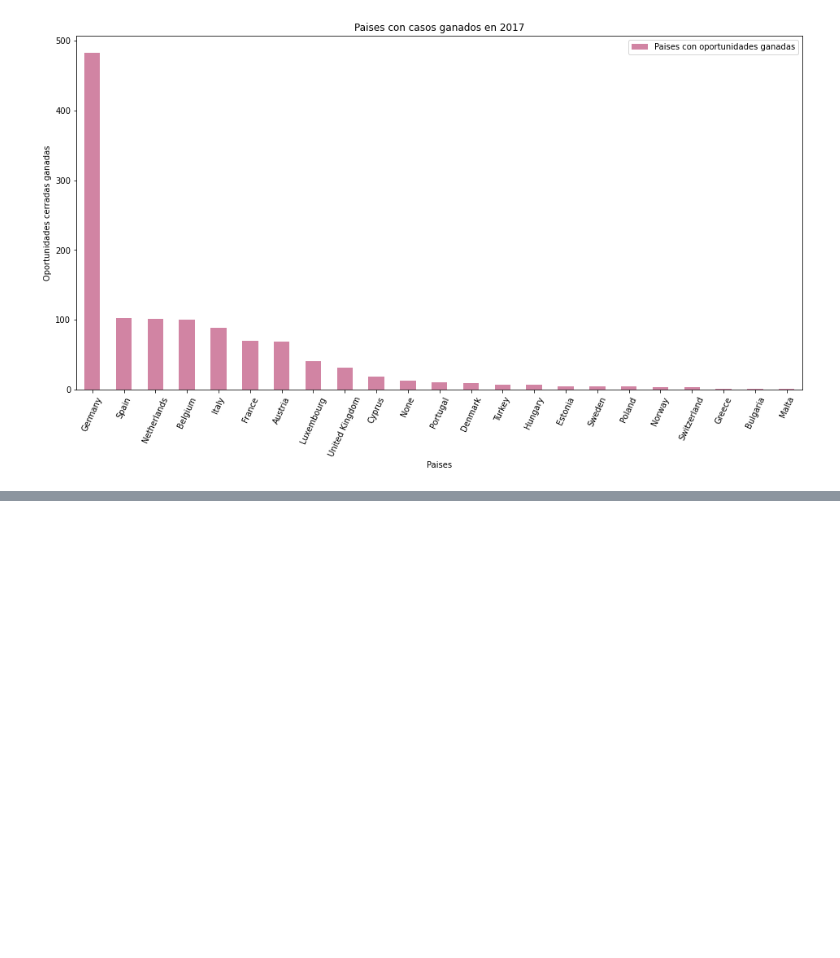
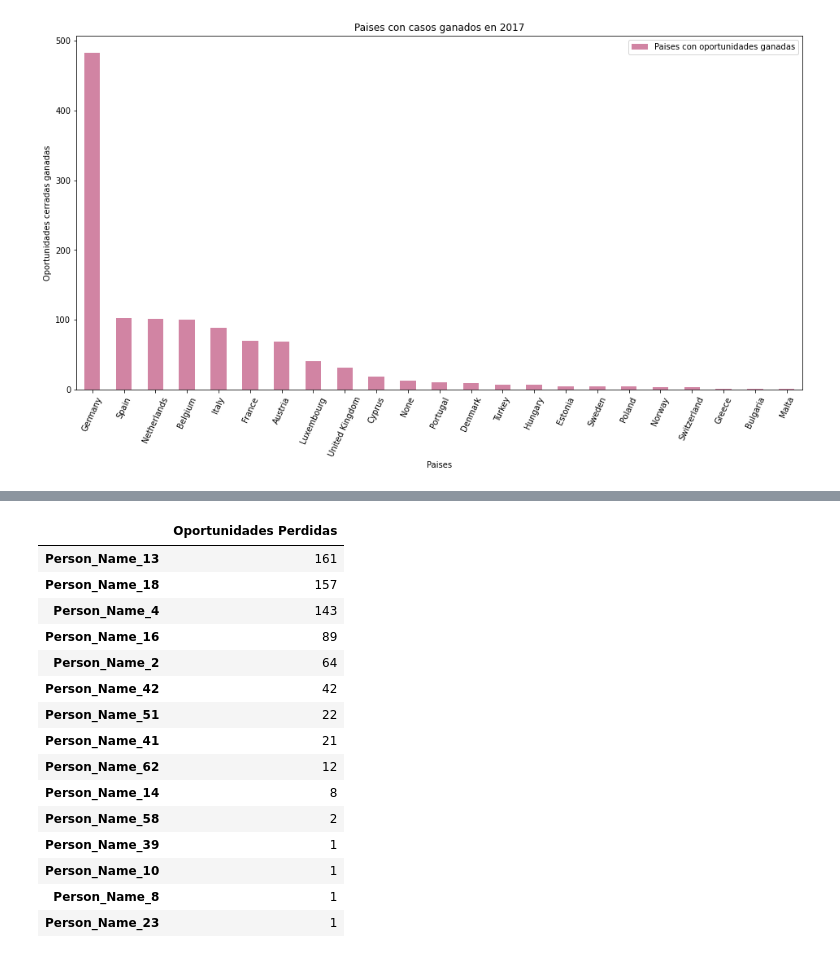
Before and after one commit to Ramaxx95/TP1-Orga-de-Datos, a Jupyter notebook: Visualizaciones/Region_EMEA.ipynb, the cells around one changed output, grey strips where cells are left out. Drawn from its saved outputs; the diff is of its cells as text; code cells hidden in the pictures; blank space fills up the shorter version.

```diff
--- a/Visualizaciones/Region_EMEA.ipynb
+++ b/Visualizaciones/Region_EMEA.ipynb
@@ -153,0 +199,20 @@ plt.show()
+# %%
+anio_2017_vendedores_perdidos = anio_2017_perdidos.Account_Owner.value_counts().to_frame( name = 'Oportunidades Perdidas')
+anio_2017_vendedores_perdidos
+# %% [output]
+|  | Oportunidades Perdidas |
+| Person_Name_13 | 161 |
+| Person_Name_18 | 157 |
+| Person_Name_4 | 143 |
+| Person_Name_16 | 89 |
+| Person_Name_2 | 64 |
+| Person_Name_42 | 42 |
+| Person_Name_51 | 22 |
+| Person_Name_41 | 21 |
+| Person_Name_62 | 12 |
+| Person_Name_14 | 8 |
+| Person_Name_58 | 2 |
+| Person_Name_39 | 1 |
+| Person_Name_10 | 1 |
+| Person_Name_8 | 1 |
+| Person_Name_23 | 1 |
```
Also changed, not shown: parts of 4 cells of this notebook.
